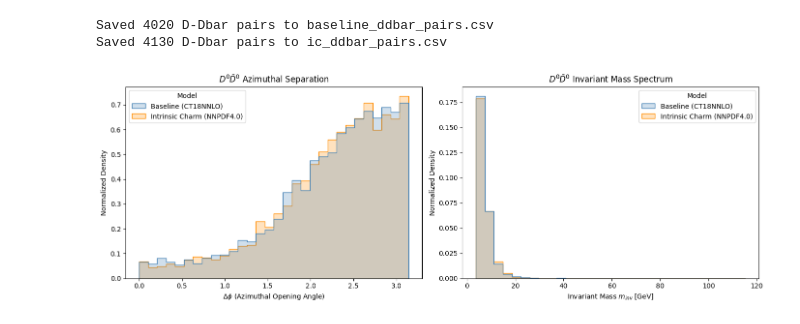
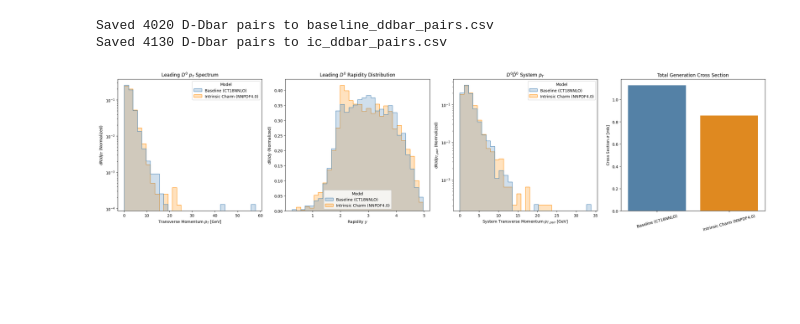
Before and after one commit to Utsa-HEP/Pythia_cc, a Jupyter notebook: DD.ipynb, the cells around one changed output. Drawn from its saved outputs; the diff is of its cells as text; code cells hidden in the pictures; blank space fills up the shorter version.

Commit message:
including plots for cross section.

```diff
--- a/DD.ipynb
+++ b/DD.ipynb
@@ -131,42 +143,80 @@ df_ic = pd.read_csv("ic_ddbar_pairs.csv")
 
 df_base['Model'] = 'Baseline (CT18NNLO)'
 df_ic['Model'] = 'Intrinsic Charm (NNPDF4.0)'
 
 df_combined = pd.concat([df_base, df_ic], ignore_index=True)
 
-plt.figure(figsize=(14, 5))
+sigma_base = df_base['sigma_mb'].iloc[0]
+sigma_ic = df_ic['sigma_mb'].iloc[0]
+cross_sections = pd.DataFrame({
+    'Model': ['Baseline (CT18NNLO)', 'Intrinsic Charm (NNPDF4.0)'],
+    'Cross Section (mb)': [sigma_base, sigma_ic]
+})
 
-plt.subplot(1, 2, 1)
+plt.figure(figsize=(24, 6))
+
+plt.subplot(1, 4, 1)
 sns.histplot(
     data=df_combined,
-    x='delta_phi',
+    x='pt_d1',
     hue='Model',
     element='step',
     stat='density',
     common_norm=False,
     bins=30,
     palette=['steelblue', 'darkorange']
 )
-plt.xlabel(r'$\Delta\phi$ (Azimuthal Opening Angle)')
-plt.ylabel('Normalized Density')
-plt.title(r'$D^0\bar{D}^0$ Azimuthal Separation')
+plt.yscale('log')
+plt.xlabel(r'Transverse Momentum $p_T$ [GeV]')
+plt.ylabel(r'$dN/dp_T$ (Normalized)')
+plt.title(r'Leading $D^0$ $p_T$ Spectrum')
 
-plt.subplot(1, 2, 2)
+plt.subplot(1, 4, 2)
 sns.histplot(
     data=df_combined,
-    x='m_inv',
+    x='y_d1',
     hue='Model',
     element='step',
     stat='density',
     common_norm=False,
     bins=30,
     palette=['steelblue', 'darkorange']
 )
-plt.xlabel(r'Invariant Mass $m_{inv}$ [GeV]')
-plt.ylabel('Normalized Density')
-plt.title(r'$D^0\bar{D}^0$ Invariant Mass Spectrum')
+plt.xlabel(r'Rapidity $y$')
+plt.ylabel(r'$dN/dy$ (Normalized)')
+plt.title(r'Leading $D^0$ Rapidity Distribution')
+
+plt.subplot(1, 4, 3)
+sns.histplot(
+    data=df_combined,
+    x='pt_pair',
+    hue='Model',
+    element='step',
+    stat='density',
+    common_norm=False,
+    bins=30,
+    palette=['steelblue', 'darkorange']
+)
+plt.yscale('log')
+plt.xlabel(r'System Transverse Momentum $p_{T,pair}$ [GeV]')
+plt.ylabel(r'$dN/dp_{T,pair}$ (Normalized)')
+plt.title(r'$D^0\bar{D}^0$ System $p_T$')
+
+plt.subplot(1, 4, 4)
+sns.barplot(
+    data=cross_sections,
+    x='Model',
+    y='Cross Section (mb)',
+    palette=['steelblue', 'darkorange'],
+    hue='Model',
+    legend=False
+)
+plt.xlabel('')
+plt.ylabel(r'Cross Section $\sigma$ [mb]')
+plt.title(r'Total Generation Cross Section')
+plt.xticks(rotation=15)
 
 plt.tight_layout()
 plt.show()
 # %% [output]
-[figure, old version]
+[figure, new version]
```
Also changed, not shown: parts of 4 cells of this notebook.
